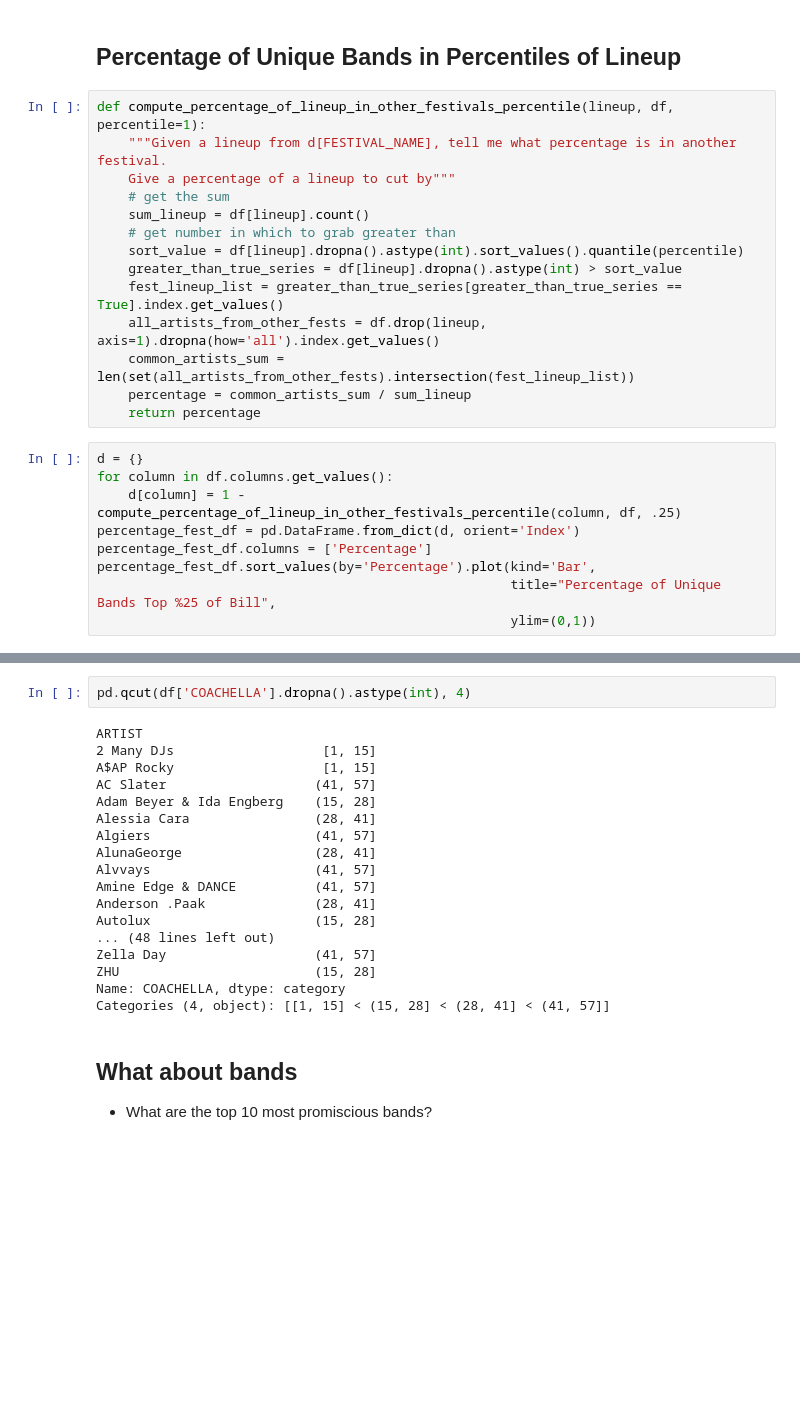
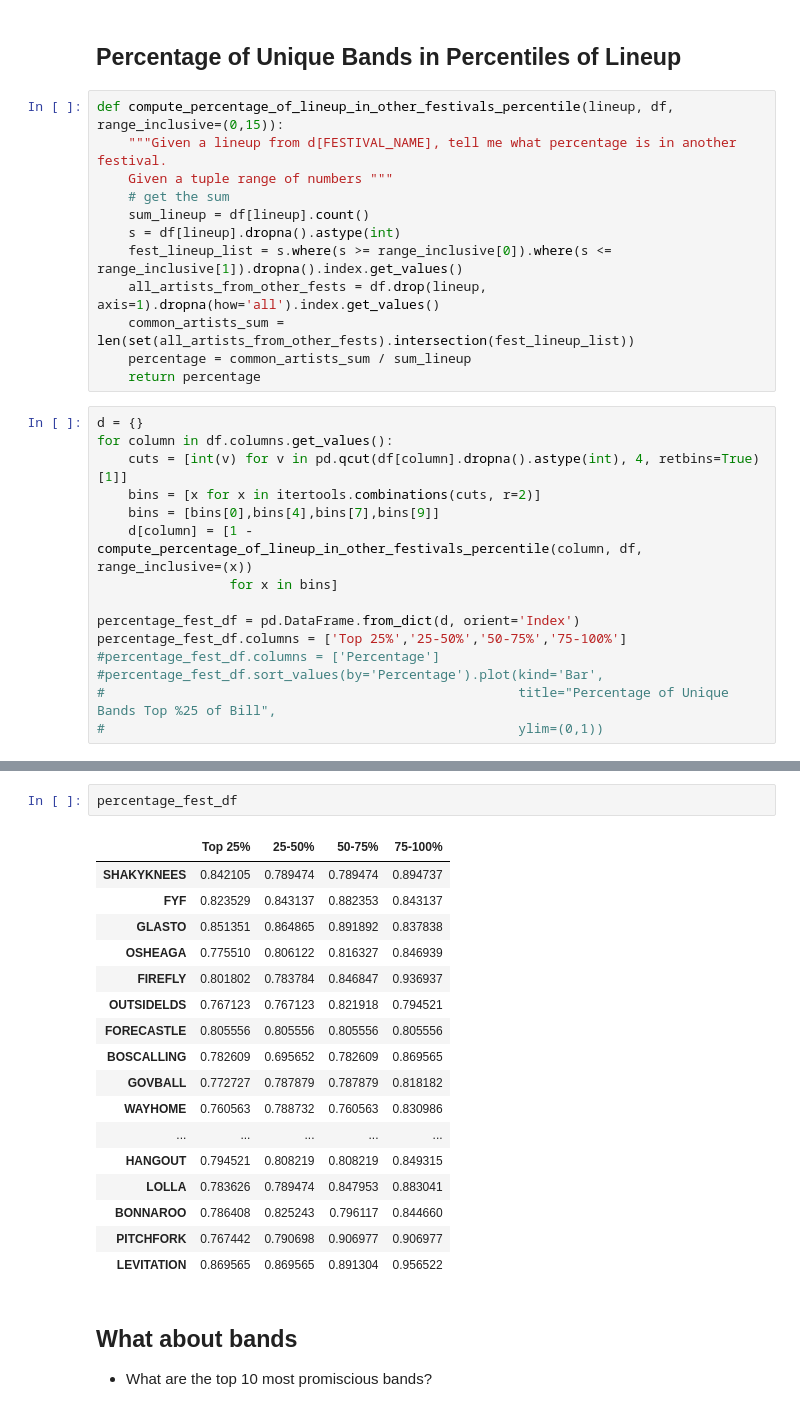
Before and after one commit to hunterowens/hunterowens.github.io, a Jupyter notebook: notebooks/new_power_ranks.ipynb, the cells around one changed output, grey strips where cells are left out. Cells and saved outputs as stored; diff of their text form; blank space fills up the shorter version.

```diff
--- a/notebooks/new_power_ranks.ipynb
+++ b/notebooks/new_power_ranks.ipynb
@@ -48,15 +48,13 @@ percentage_fest_df.sort_values(by='Percentage').plot(kind='Bar',
 # %% [markdown]
 ## Percentage of Unique Bands in Percentiles of Lineup
 # %%
-def compute_percentage_of_lineup_in_other_festivals_percentile(lineup, df, percentile=1):
+def compute_percentage_of_lineup_in_other_festivals_percentile(lineup, df, range_inclusive=(0,15)):
     """Given a lineup from d[FESTIVAL_NAME], tell me what percentage is in another festival.
-    Give a percentage of a lineup to cut by"""
+    Given a tuple range of numbers """
     # get the sum
     sum_lineup = df[lineup].count()
-    # get number in which to grab greater than
-    sort_value = df[lineup].dropna().astype(int).sort_values().quantile(percentile)
-    greater_than_true_series = df[lineup].dropna().astype(int) > sort_value
-    fest_lineup_list = greater_than_true_series[greater_than_true_series == True].index.get_values()
+    s = df[lineup].dropna().astype(int)
+    fest_lineup_list = s.where(s >= range_inclusive[0]).where(s <= range_inclusive[1]).dropna().index.get_values()
     all_artists_from_other_fests = df.drop(lineup, axis=1).dropna(how='all').index.get_values()
     common_artists_sum = len(set(all_artists_from_other_fests).intersection(fest_lineup_list))
     percentage = common_artists_sum / sum_lineup
@@ -64,9 +62,15 @@ def compute_percentage_of_lineup_in_other_festivals_percentile(lineup, df, perce
 # %%
 d = {}
 for column in df.columns.get_values():
-    d[column] = 1 - compute_percentage_of_lineup_in_other_festivals_percentile(column, df, .25)
+    cuts = [int(v) for v in pd.qcut(df[column].dropna().astype(int), 4, retbins=True)[1]]
+    bins = [x for x in itertools.combinations(cuts, r=2)]
+    bins = [bins[0],bins[4],bins[7],bins[9]]
+    d[column] = [1 - compute_percentage_of_lineup_in_other_festivals_percentile(column, df, range_inclusive=(x))
+                 for x in bins]
+
 percentage_fest_df = pd.DataFrame.from_dict(d, orient='Index')
-percentage_fest_df.columns = ['Percentage']
-percentage_fest_df.sort_values(by='Percentage').plot(kind='Bar',
-                                                     title="Percentage of Unique Bands Top %25 of Bill",
-                                                     ylim=(0,1))
+percentage_fest_df.columns = ['Top 25%','25-50%','50-75%','75-100%']
+#percentage_fest_df.columns = ['Percentage']
+#percentage_fest_df.sort_values(by='Percentage').plot(kind='Bar',
+#                                                     title="Percentage of Unique Bands Top %25 of Bill",
+#                                                     ylim=(0,1))
@@ -76,23 +77,23 @@ percentage_fest_df.sort_values(by='Percentage').plot(kind='Bar',
-# %%
-pd.qcut(df['COACHELLA'].dropna().astype(int), 4)
-# %% [output]
-ARTIST
-2 Many DJs                   [1, 15]
-A$AP Rocky                   [1, 15]
-AC Slater                   (41, 57]
-Adam Beyer & Ida Engberg    (15, 28]
-Alessia Cara                (28, 41]
-Algiers                     (41, 57]
-AlunaGeorge                 (28, 41]
-Alvvays                     (41, 57]
-Amine Edge & DANCE          (41, 57]
-Anderson .Paak              (28, 41]
-Autolux                     (15, 28]
-... (48 lines left out)
-Zella Day                   (41, 57]
-ZHU                         (15, 28]
-Name: COACHELLA, dtype: category
-Categories (4, object): [[1, 15] < (15, 28] < (28, 41] < (41, 57]]
+# %%
+percentage_fest_df
+# %% [output]
+|  | Top 25% | 25-50% | 50-75% | 75-100% |
+| SHAKYKNEES | 0.842105 | 0.789474 | 0.789474 | 0.894737 |
+| FYF | 0.823529 | 0.843137 | 0.882353 | 0.843137 |
+| GLASTO | 0.851351 | 0.864865 | 0.891892 | 0.837838 |
+| OSHEAGA | 0.775510 | 0.806122 | 0.816327 | 0.846939 |
+| FIREFLY | 0.801802 | 0.783784 | 0.846847 | 0.936937 |
+| OUTSIDELDS | 0.767123 | 0.767123 | 0.821918 | 0.794521 |
+| FORECASTLE | 0.805556 | 0.805556 | 0.805556 | 0.805556 |
+| BOSCALLING | 0.782609 | 0.695652 | 0.782609 | 0.869565 |
+| GOVBALL | 0.772727 | 0.787879 | 0.787879 | 0.818182 |
+| WAYHOME | 0.760563 | 0.788732 | 0.760563 | 0.830986 |
+| ... | ... | ... | ... | ... |
+| HANGOUT | 0.794521 | 0.808219 | 0.808219 | 0.849315 |
+| LOLLA | 0.783626 | 0.789474 | 0.847953 | 0.883041 |
+| BONNAROO | 0.786408 | 0.825243 | 0.796117 | 0.844660 |
+| PITCHFORK | 0.767442 | 0.790698 | 0.906977 | 0.906977 |
+| LEVITATION | 0.869565 | 0.869565 | 0.891304 | 0.956522 |
 # %% [markdown]
 ## What about bands
 - What are the top 10 most promiscious bands?
```
Also changed, not shown: parts of 2 cells of this notebook.
